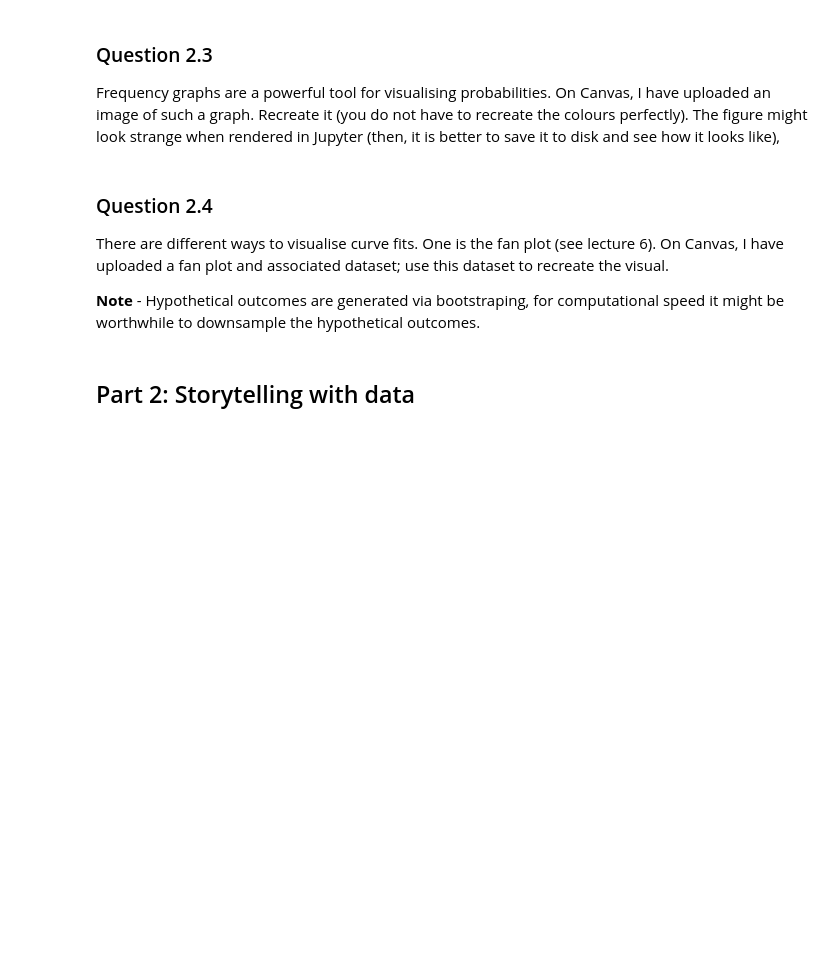
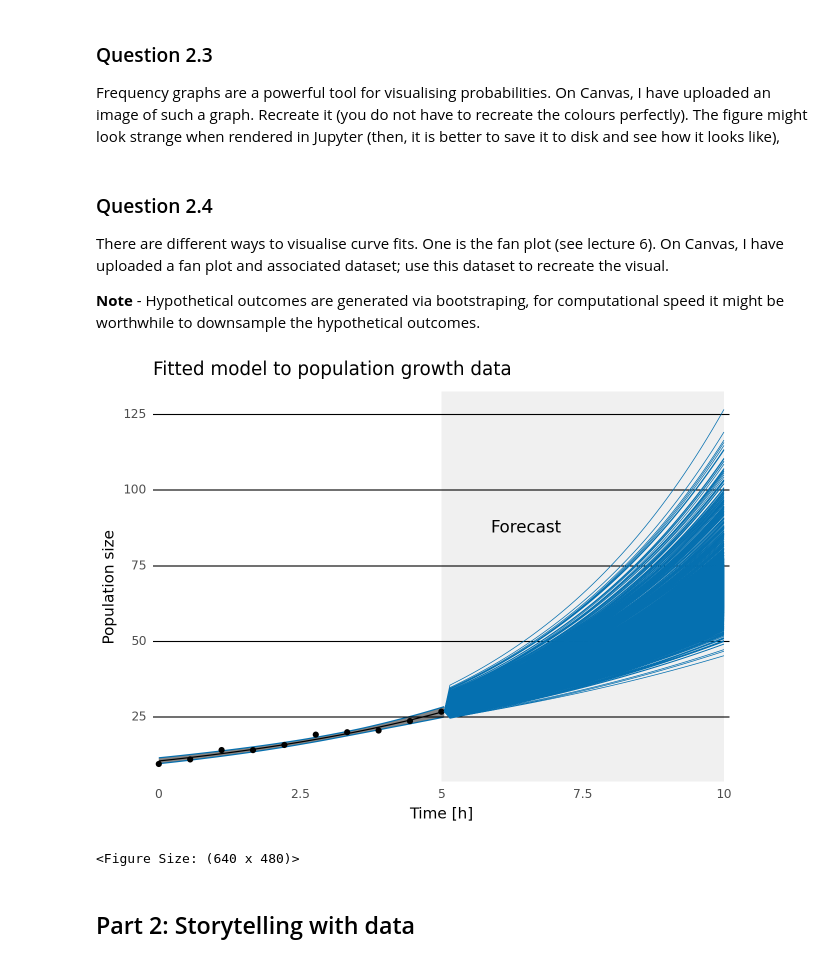
Before and after one commit to ErikDagobert/Scientific-Visualization, a Jupyter notebook: HW4/Homework4_2025.ipynb, the cells around one changed output. Drawn from its saved outputs; the diff is of its cells as text; code cells hidden in the pictures; blank space fills up the shorter version.

```diff
--- a/HW4/Homework4_2025.ipynb
+++ b/HW4/Homework4_2025.ipynb
@@ -287,3 +289,34 @@ There are different ways to visualise curve fits. One is the fan plot (see lectu
+# %%
+# Insert code here
+# Remember to print the visual
+#Yixuan
+data_obs = pd.read_csv("Data_obs.csv")
+data_fit = pd.read_csv("Fit_fan.csv")
+data_pre = pd.read_csv("Pred_funnel.csv")
+
+data_fit_90 = data_fit.query("Confidence_level == '90%'")
+
+col_use = ["#0570b0", "#74a9cf", "#d0d1e6"]
+p1 = (ggplot(data_fit_90, aes("t"))
+    + geom_rect(aes(xmin=5.0, xmax=10.0, ymin=-np.Inf, ymax=np.Inf), fill="#f0f0f0", alpha=1.0)
+    + geom_ribbon(aes(ymin = "Lower_CI", ymax="Upper_CI"), alpha=0.6, color=col_use[0])
+    + geom_point(data=data_obs, mapping=aes("t", "N"))
+    + geom_line(aes("t", "median"))
+    + geom_line(data=data_pre, mapping=aes("t", "N_pred", group="index"), size=0.3, color=col_use[0])
+    + annotate("text", x = 6.5, y = 87.5, label = "Forecast", size=12)
+    + labs(x = "Time [h]", y = "Population size", title = "Fitted model to population growth data")
+    + scale_x_continuous(expand=(0.0, 0.1))
+    + scale_fill_manual(values = col_use[::-1], name="Confidence level")
+    + theme_minimal()
+    + theme(panel_grid_major_x=element_blank(),
+            panel_grid_minor_x=element_blank(),
+            panel_grid_major_y=element_line(color="black"),
+            panel_grid_minor_y=element_blank(),
+            panel_ontop=True))
+p1
+# %% [output]
+[figure, added]
+<Figure Size: (640 x 480)>
 # %% [markdown]
 ## Part 2: Storytelling with data
 # %% [markdown]
```
Also changed, not shown: parts of 11 cells of this notebook.
